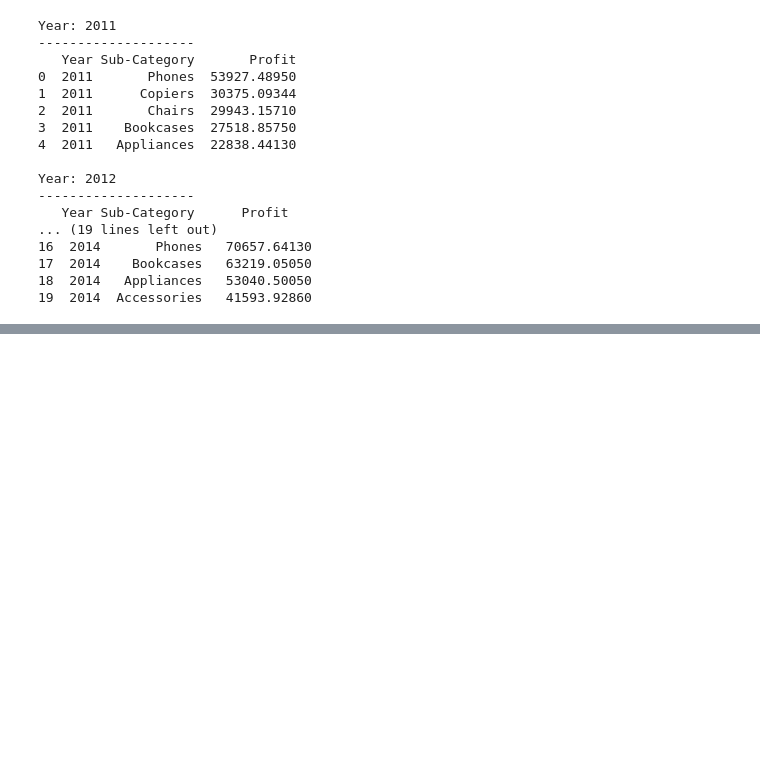
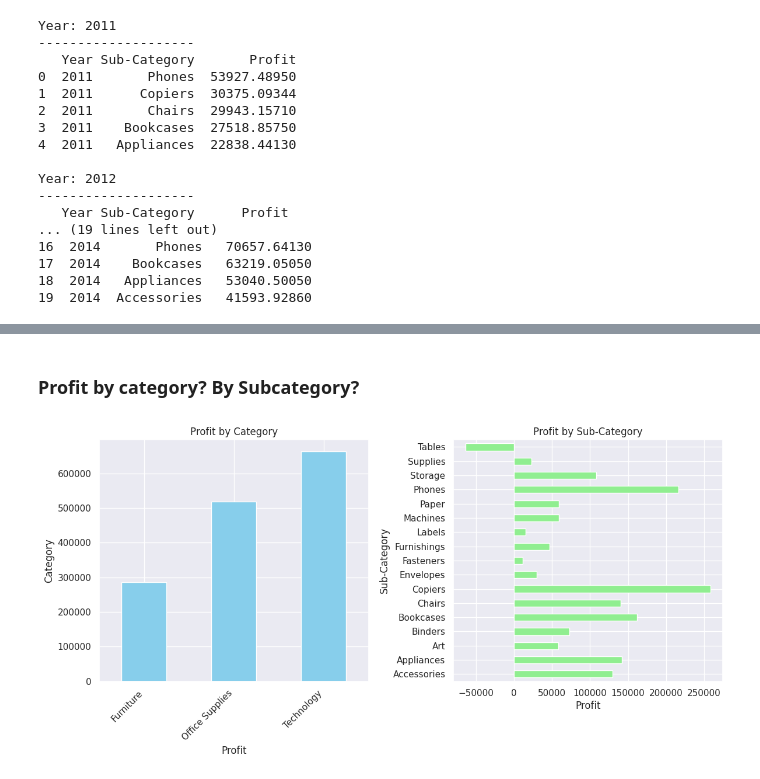
Before and after one commit to jumanewton/KU-Datathon, a Jupyter notebook: datathon.ipynb, the cells around one changed output, grey strips where cells are left out. Saved outputs shown, nothing was run; the diff lists cells and outputs as text; code cells hidden in the pictures; blank space fills up the shorter version.

```diff
--- a/datathon.ipynb
+++ b/datathon.ipynb
@@ -288,0 +374,33 @@ Year: 2012
+# %% [markdown]
+### Profit by category? By Subcategory?
+# %%
+#6.    Profit by category? By Subcategory?
+# Grouping by category and sub-category, then calculating the sum of profits
+profit_by_category = df1.groupby('Category')['Profit'].sum()
+profit_by_subcategory = df1.groupby('Sub-Category')['Profit'].sum()
+
+# Plotting
+plt.figure(figsize=(12, 6))
+
+# Horizontal bar chart for profit by category
+plt.subplot(1, 2, 1)
+profit_by_category.plot(kind='bar', color='skyblue')
+plt.title('Profit by Category')
+plt.xlabel('Profit')
+plt.ylabel('Category')
+plt.xticks(rotation=45, ha='right')
+
+# Horizontal bar chart for profit by sub-category
+plt.subplot(1, 2, 2)
+profit_by_subcategory.plot(kind='barh', color='lightgreen')
+plt.title('Profit by Sub-Category')
+plt.xlabel('Profit')
+plt.ylabel('Sub-Category')
+
+plt.tight_layout()
+plt.show()
+# the graphs show that Table Sub category recorded the minimumu profit(loss)
+# and copiers sub category recorded the maximum profit
+# for the Categories columns, technology recorded the highest while furniture recorded the least
+# %% [output]
+[figure, added]
```
Also changed, not shown: parts of 25 cells of this notebook.
